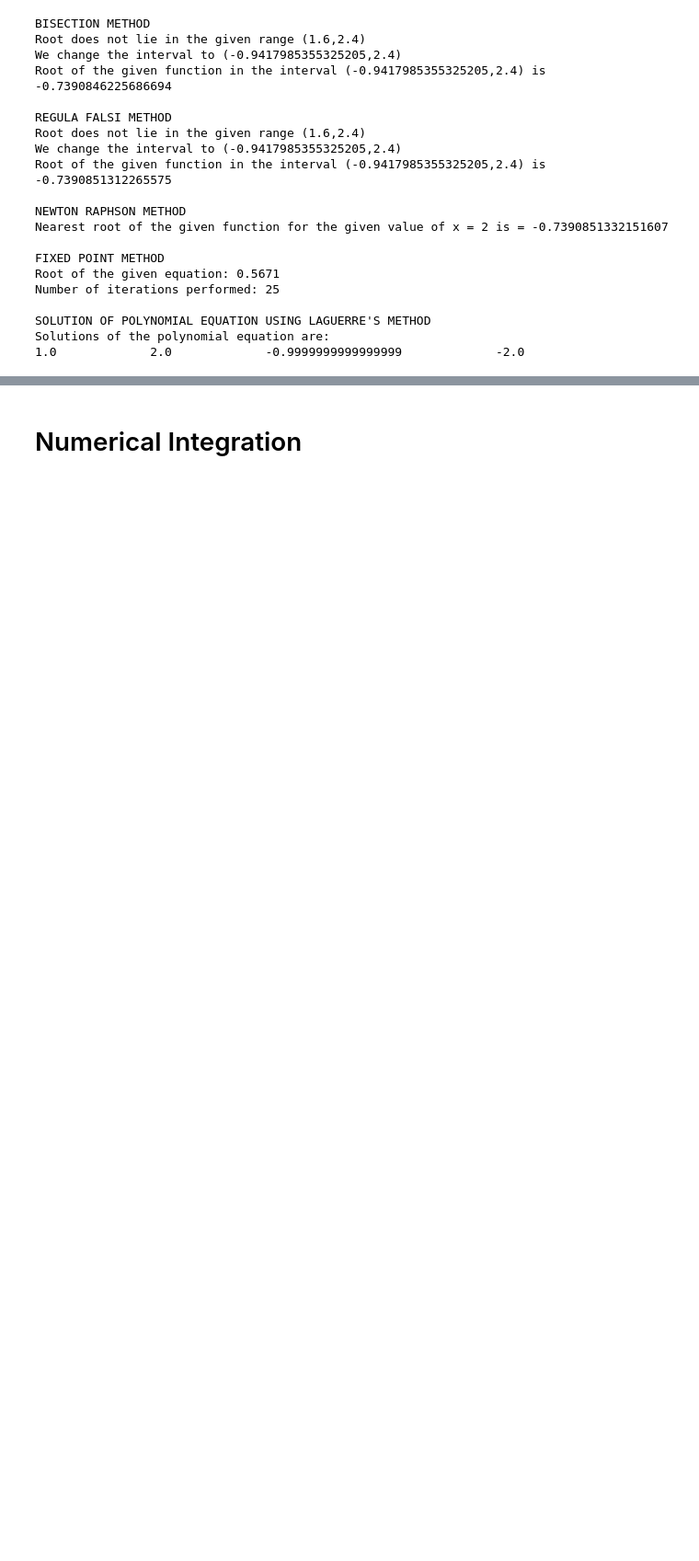
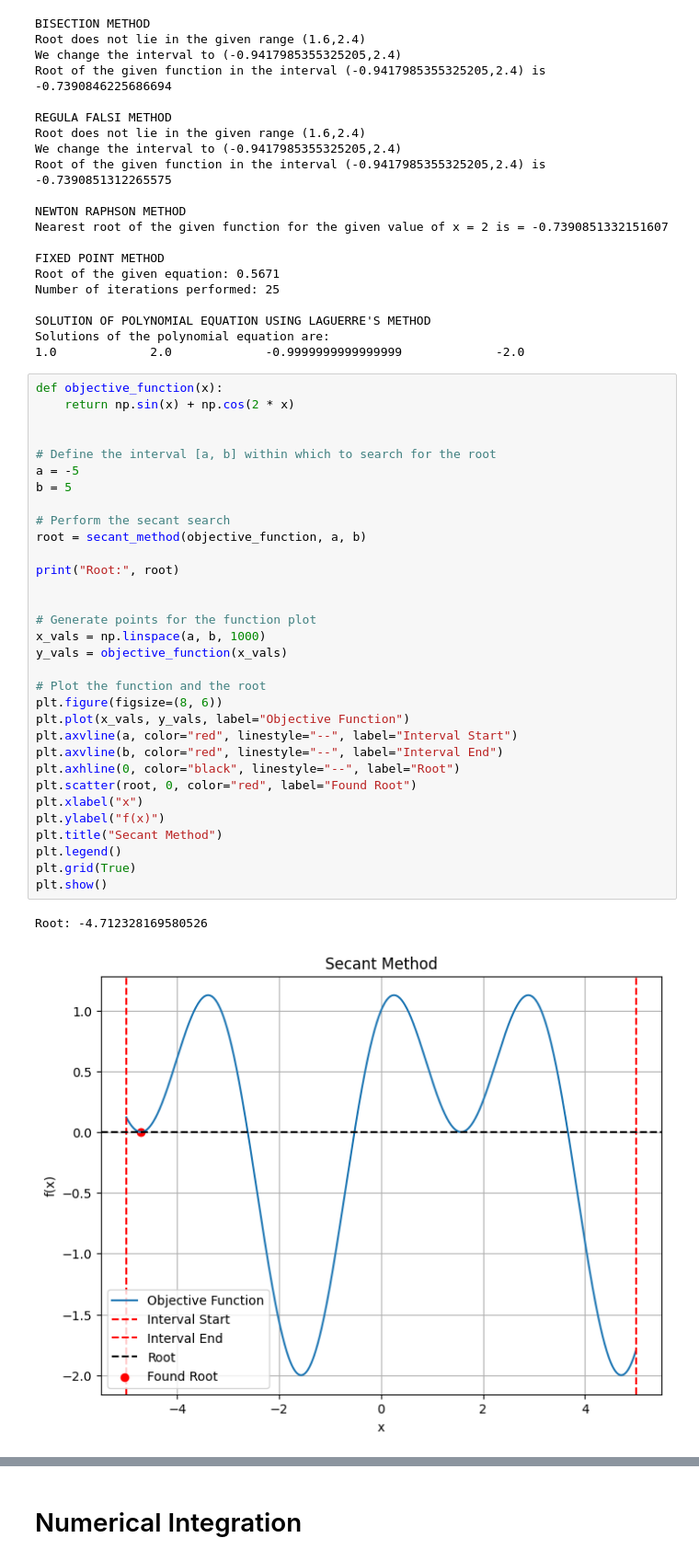
Before and after one commit to chandan-kumarsahu/P452-Computational-Physics, a Jupyter notebook: Midsem/tests_1.ipynb, the cells around one changed output, grey strips where cells are left out. Shown at 92% size. Cells and saved outputs as stored; diff of their text form; blank space fills up the shorter version.

```diff
--- a/Midsem/tests_1.ipynb
+++ b/Midsem/tests_1.ipynb
@@ -113,6 +113,41 @@ Number of iterations performed: 25
 SOLUTION OF POLYNOMIAL EQUATION USING LAGUERRE'S METHOD
 Solutions of the polynomial equation are:
 1.0             2.0             -0.9999999999999999             -2.0
+# %%
+def objective_function(x):
+    return np.sin(x) + np.cos(2 * x)
+
+
+# Define the interval [a, b] within which to search for the root
+a = -5
+b = 5
+
+# Perform the secant search
+root = secant_method(objective_function, a, b)
+
+print("Root:", root)
+
+
+# Generate points for the function plot
+x_vals = np.linspace(a, b, 1000)
+y_vals = objective_function(x_vals)
+
+# Plot the function and the root
+plt.figure(figsize=(8, 6))
+plt.plot(x_vals, y_vals, label="Objective Function")
+plt.axvline(a, color="red", linestyle="--", label="Interval Start")
+plt.axvline(b, color="red", linestyle="--", label="Interval End")
+plt.axhline(0, color="black", linestyle="--", label="Root")
+plt.scatter(root, 0, color="red", label="Found Root")
+plt.xlabel("x")
+plt.ylabel("f(x)")
+plt.title("Secant Method")
+plt.legend()
+plt.grid(True)
+plt.show()
+# %% [output]
+Root: -4.712328169580526
+[figure, added]
 # %%
 import numpy as np
 
```
Also changed, not shown: parts of 4 cells of this notebook, 1 other file.
